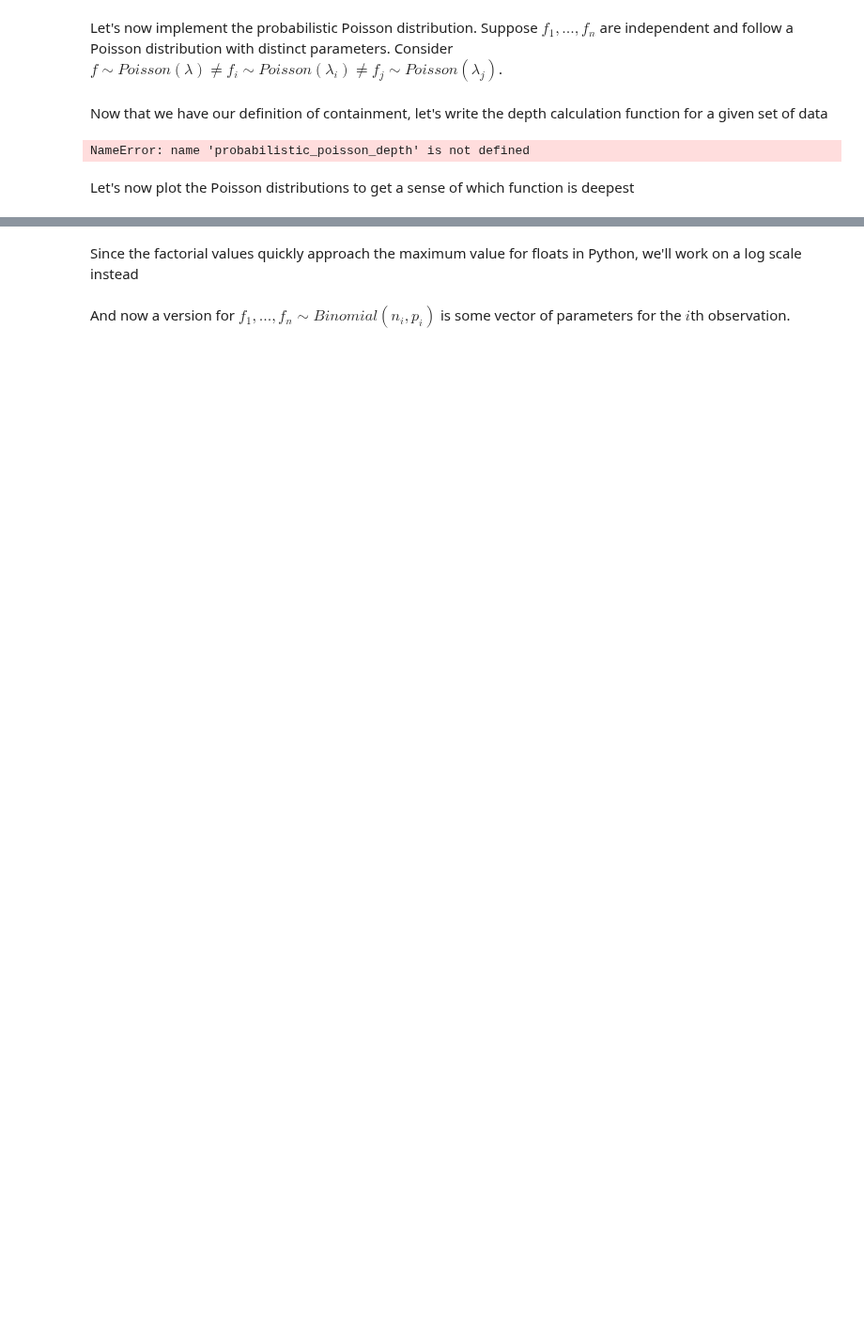
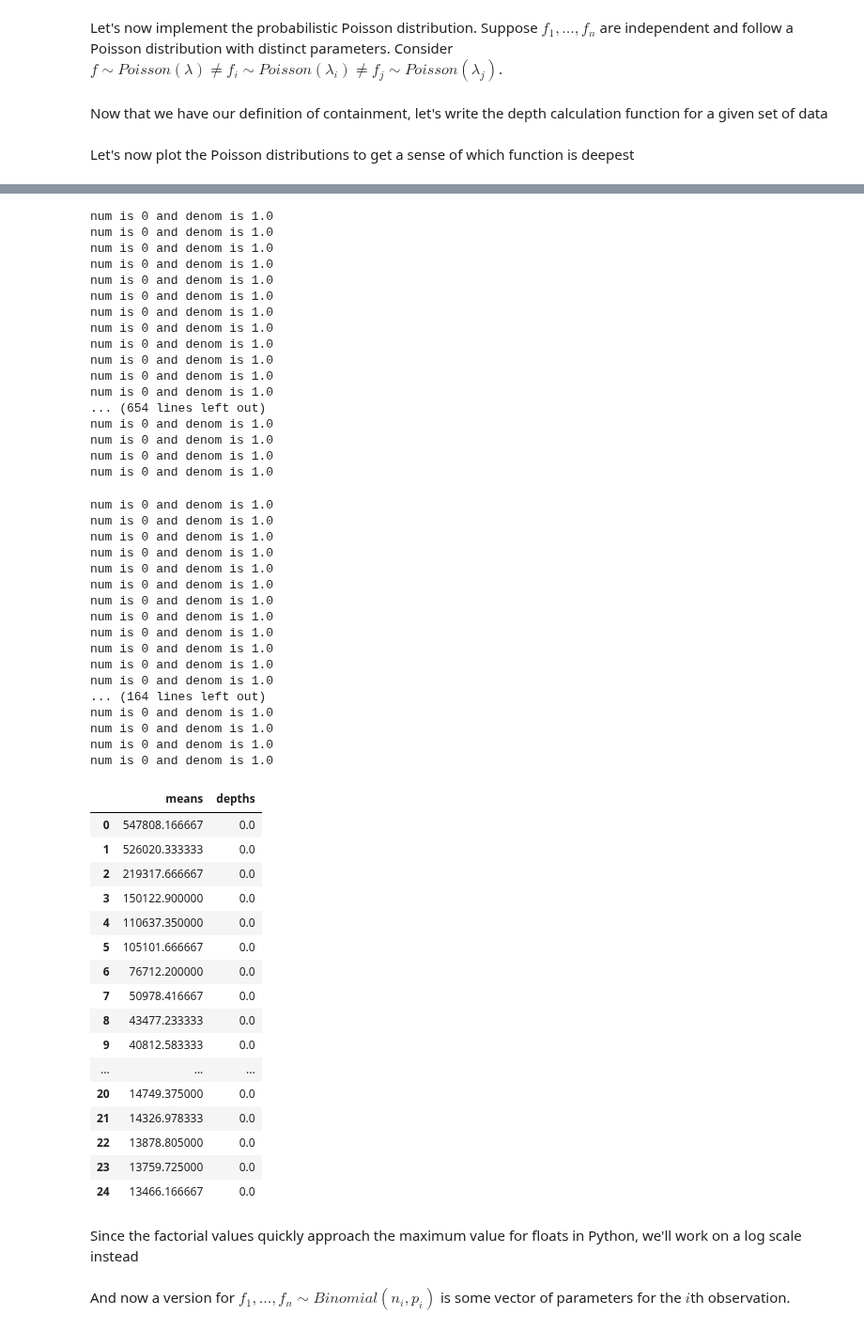
Before and after one commit to braingeneers/statdepth, a Jupyter notebook: testing_notebooks/probabilistic_containment_function_implementations.ipynb, the cells around one changed output, grey strips where cells are left out. Shown at 94% size. Drawn from its saved outputs; the diff is of its cells as text; code cells hidden in the pictures; blank space fills up the shorter version.

Commit message:
Updated version, poisson fully working

```diff
--- a/testing_notebooks/probabilistic_containment_function_implementations.ipynb
+++ b/testing_notebooks/probabilistic_containment_function_implementations.ipynb
@@ -103,7 +103,7 @@ def probabilistic_normal_depth(means, stds, f):
 # %% [markdown]
 We can now test and plot it to see if things look correct at first glance
 # %%
-df = probabilistic_normal_depth(means, stds, f_long_norm)
+# df = probabilistic_normal_depth(means, stds, f_long_norm)
 # %% [markdown]
 Let's take a look at the depths and then visualize them
 # %%
@@ -209,9 +207,5 @@ def probabilistic_poisson_depth(means: list, to_compute=None):
         depths.append(_poisson_depth(means, i, to_compute=to_compute))
 
     return pd.DataFrame({'means': means, 'depths': depths})
-# %%
-df = probabilistic_poisson_depth(np.random.randint(1, 10, 10))
-# %% [output]
-NameError: name 'probabilistic_poisson_depth' is not defined
 # %% [markdown]
 Let's now plot the Poisson distributions to get a sense of which function is deepest
@@ -220,0 +212,10 @@ def plot_poisson(df):
+# %%
+def nlargest(df, n):
+    df['sums'] = df.sum(axis=1)
+    return df.nlargest(n=n, columns='sums').drop('sums', axis=1).T
+
+df = nlargest(pd.read_csv('../../experiment-testing/data/Homo_sapiens.csv').set_index('target_id'), 25)
+
+depths = probabilistic_poisson_depth(df.mean().values)
+depths
+# %% [output]
@@ -221,3 +358,54 @@ def plot_poisson(df):
+num is 0 and denom is 1.0
+num is 0 and denom is 1.0
+num is 0 and denom is 1.0
+num is 0 and denom is 1.0
+num is 0 and denom is 1.0
+num is 0 and denom is 1.0
+num is 0 and denom is 1.0
+num is 0 and denom is 1.0
+num is 0 and denom is 1.0
+num is 0 and denom is 1.0
+num is 0 and denom is 1.0
+num is 0 and denom is 1.0
+... (654 lines left out)
+num is 0 and denom is 1.0
+num is 0 and denom is 1.0
+num is 0 and denom is 1.0
+num is 0 and denom is 1.0
+num is 0 and denom is 1.0
+num is 0 and denom is 1.0
+num is 0 and denom is 1.0
+num is 0 and denom is 1.0
+num is 0 and denom is 1.0
+num is 0 and denom is 1.0
+num is 0 and denom is 1.0
+num is 0 and denom is 1.0
+num is 0 and denom is 1.0
+num is 0 and denom is 1.0
+num is 0 and denom is 1.0
+num is 0 and denom is 1.0
+... (164 lines left out)
+num is 0 and denom is 1.0
+num is 0 and denom is 1.0
+num is 0 and denom is 1.0
+num is 0 and denom is 1.0
+|  | means | depths |
+| 0 | 547808.166667 | 0.0 |
+| 1 | 526020.333333 | 0.0 |
+| 2 | 219317.666667 | 0.0 |
+| 3 | 150122.900000 | 0.0 |
+| 4 | 110637.350000 | 0.0 |
+| 5 | 105101.666667 | 0.0 |
+| 6 | 76712.200000 | 0.0 |
+| 7 | 50978.416667 | 0.0 |
+| 8 | 43477.233333 | 0.0 |
+| 9 | 40812.583333 | 0.0 |
+| ... | ... | ... |
+| 20 | 14749.375000 | 0.0 |
+| 21 | 14326.978333 | 0.0 |
+| 22 | 13878.805000 | 0.0 |
+| 23 | 13759.725000 | 0.0 |
+| 24 | 13466.166667 | 0.0 |
 # %% [markdown]
 Since the factorial values quickly approach the maximum value for floats in Python, we'll work on a log scale instead
 # %%
```
Also changed, not shown: parts of 6 cells of this notebook, 6 other files.
